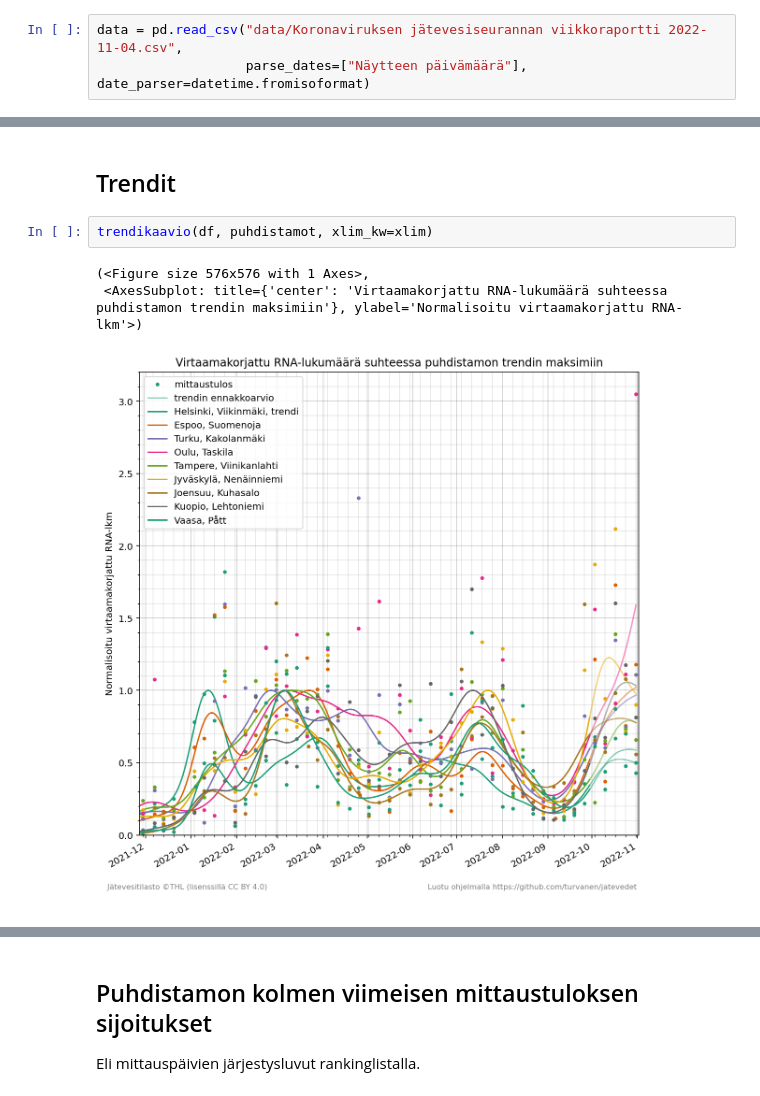
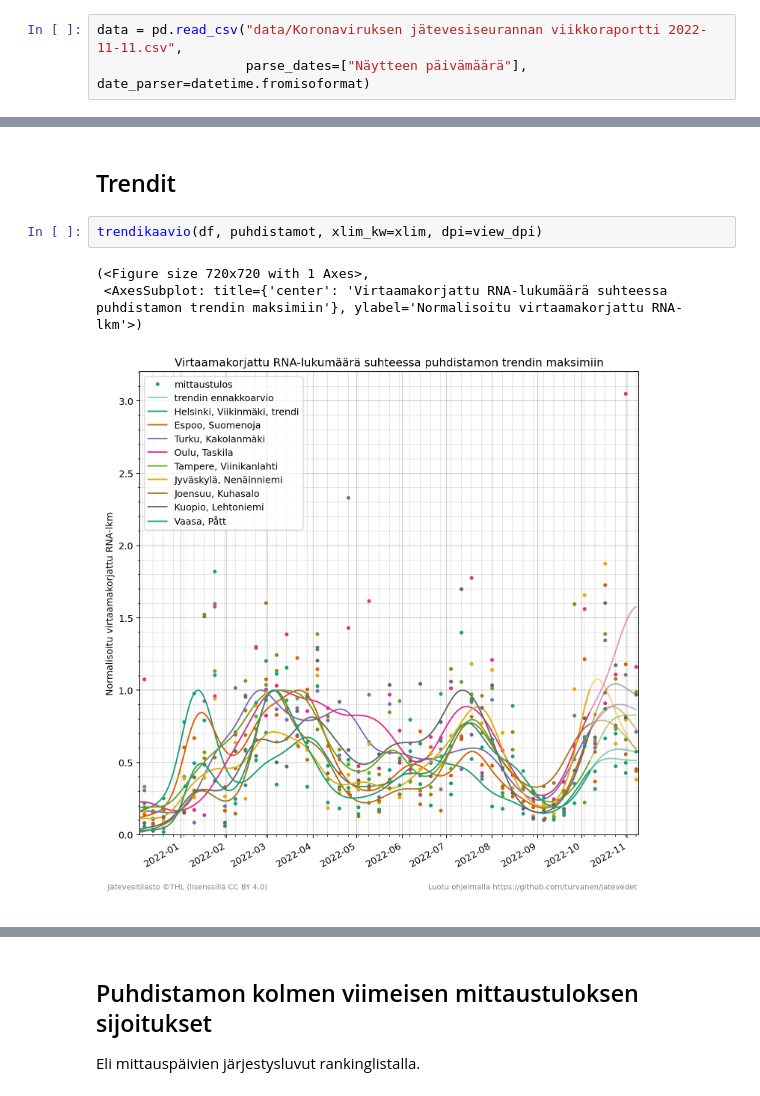
Before and after one commit to turvanen/jatevedet, a Jupyter notebook: Jätevesiseuranta.ipynb, the cells around one changed output, grey strips where cells are left out. Cells and saved outputs as stored; diff of their text form.

Commit message:
Uusin data (2022-11-11).

```diff
--- a/Jätevesiseuranta.ipynb
+++ b/Jätevesiseuranta.ipynb
@@ -11,7 +11,7 @@ from jatevedet_fi_thl import *
 %config InlineBackend.figure_formats = ['png2x']  # png, png2x, jpg, svg
 view_dpi = 90
 # %%
-data = pd.read_csv("data/Koronaviruksen jätevesiseurannan viikkoraportti 2022-11-04.csv",
+data = pd.read_csv("data/Koronaviruksen jätevesiseurannan viikkoraportti 2022-11-11.csv",
                    parse_dates=["Näytteen päivämäärä"], date_parser=datetime.fromisoformat)
 # %%
 data.iloc[:20]
@@ -143,11 +143,11 @@ ax[0].legend(title="Viikoittain seuratut puhdistamot", loc="upper left")
 # %% [markdown]
 ## Trendit
 # %%
-trendikaavio(df, puhdistamot, xlim_kw=xlim)
+trendikaavio(df, puhdistamot, xlim_kw=xlim, dpi=view_dpi)
 # %% [output]
-(<Figure size 576x576 with 1 Axes>,
+(<Figure size 720x720 with 1 Axes>,
  <AxesSubplot: title={'center': 'Virtaamakorjattu RNA-lukumäärä suhteessa puhdistamon trendin maksimiin'}, ylabel='Normalisoitu virtaamakorjattu RNA-lkm'>)
-[figure, old version]
+[figure, new version]
 # %%
 N = np.cumsum([0, 3, 3, 3])
 assert N[-1] == len(puhdistamot)
```
Also changed, not shown: parts of 6 cells of this notebook, 1 other file.
